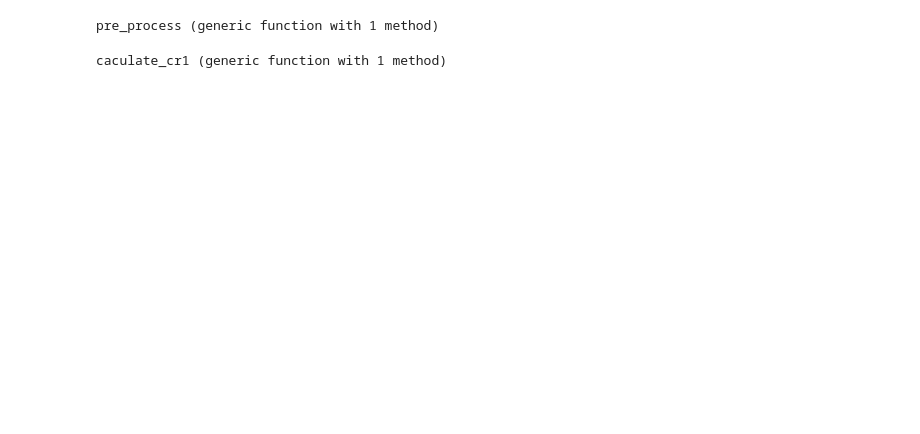
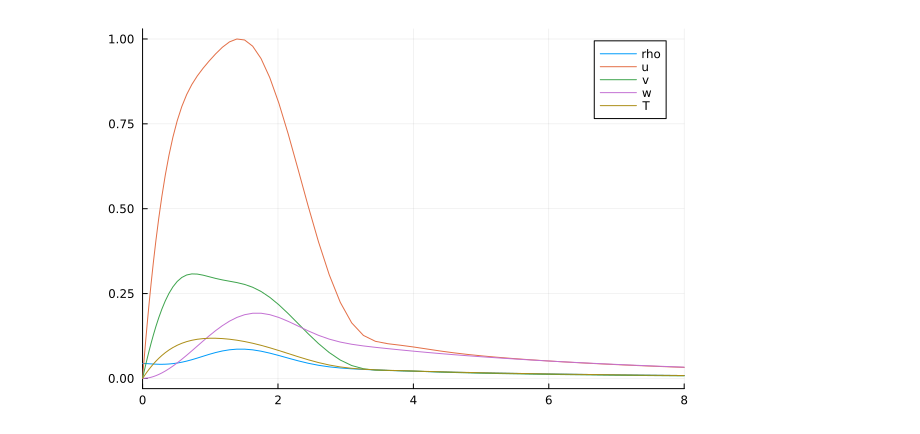
Before and after one commit to HaojieZhang917/compressible_bek, a Jupyter notebook: compress/BEK/roughness/Cr.ipynb, the cells around one changed output. Cells and saved outputs as stored; diff of their text form; code cells hidden in the pictures; blank space fills up the shorter version.

```diff
--- a/compress/BEK/roughness/Cr.ipynb
+++ b/compress/BEK/roughness/Cr.ipynb
@@ -110,5 +89,5 @@ x,w = cheb_quad(N_cheb)
 # %%
-N_cheb = 129
+N_cheb = 199
 Ro = -1
 Tw = 0.8
 Mr = 0.3
@@ -121,11 +100,11 @@ F,G,H,T,rho,z,lam,kappa,D,D2 = BF(N_cheb,Ro,Tw,Mr)
 # %%
 n = 30
 num = 1
-R = 450
-omega = 0.0/R
+R = 600
+omega = 4.0/R
 be = n/R
 Ma = Mr/R
-c = 0.23
+c = 0.23-0.04im
 cof = Spatial_mode_BEK(F,G,H,rho,lam,kappa,T,sigma,gamma,R,Ma,N_cheb,Ro,Co,D,D2)
 L0_raw,L1_raw,L2_raw= assemble_mat(cof,D,D2,be,omega)
 L0,L1,L2 = boudary_condition(L0_raw,L1_raw,L2_raw,N_cheb)
@@ -139,7 +118,7 @@ L0_A = A0_raw[setdiff(1:end , (N_cheb + 1,N_cheb + 2,2N_cheb + 2,2N_cheb + 3,3N_
 L1_A = A1_raw[setdiff(1:end , (N_cheb + 1,N_cheb + 2,2N_cheb + 2,2N_cheb + 3,3N_cheb + 3,3N_cheb + 4,4N_cheb + 4,4N_cheb + 5,5N_cheb + 5)),setdiff(1:end , (N_cheb + 1,N_cheb + 2,2N_cheb + 2,2N_cheb + 3,3N_cheb + 3,3N_cheb + 4,4N_cheb + 4,4N_cheb + 5,5N_cheb + 5))]
 L2_A = A2_raw[setdiff(1:end , (N_cheb + 1,N_cheb + 2,2N_cheb + 2,2N_cheb + 3,3N_cheb + 3,3N_cheb + 4,4N_cheb + 4,4N_cheb + 5,5N_cheb + 5)),setdiff(1:end , (N_cheb + 1,N_cheb + 2,2N_cheb + 2,2N_cheb + 3,3N_cheb + 3,3N_cheb + 4,4N_cheb + 4,4N_cheb + 5,5N_cheb + 5))]
 nep = PEP([L0_A,L1_A,L2_A]);
-eigval_A,eigvec_A = iar(nep,σ = c, neigs = 1 ,maxit = 500,tol = 1e-14)
+eigval_A,eigvec_A = iar(nep,σ = c, neigs = 2 ,maxit = 500,tol = 1e-14)
 vel_full_A,vel_A = eig_full(eigvec_A,N_cheb,1)
 eigvec = eigvec./findmax(abs.(vel[3]))[1]
 eigvec_A = eigvec_A./findmax(abs.(vel_A[2]))[1]
@@ -212,10 +203,11 @@ plot!(z,abs.(vel[5]),label = "T")
 # %%
 plot(z,abs.(vel_A[1]),label = "rho",xlims=[0,8])
 plot!(z,abs.(vel_A[2]),label = "u",xlims=[0,8])
 plot!(z,abs.(vel_A[3]),label = "v")
 plot!(z,abs.(vel_A[4]),label = "w")
 plot!(z,abs.(vel_A[5]),label = "T")
-plot!(1.17 * ones(N_cheb+1),range(0,1,N_cheb+1))
+# %% [output]
+[figure, added]
 # %%
 function pre_process(n,R,Mr,OMEGA,N_cheb,c,F,G,H,T,rho,z,lam,kappa,D,D2)
     omega = OMEGA/R
@@ -233,8 +225,6 @@ function pre_process(n,R,Mr,OMEGA,N_cheb,c,F,G,H,T,rho,z,lam,kappa,D,D2)
     eigval_A,eigvec_A = iar(nep,σ = c, neigs = 1 ,maxit = 500,tol = 1e-14)
     return eigval[1],eigval_A[1]
 end
-# %% [output]
-pre_process (generic function with 1 method)
 # %%
 function caculate_cr1(Tw,Mr,n,OMEGA,R_start,R_step,R_end)
     N_cheb = 199
@@ -248,7 +238,7 @@ function caculate_cr1(Tw,Mr,n,OMEGA,R_start,R_step,R_end)
     w1 = cheb_quad(N_cheb)
     c,c_A = pre_process(n,R_start,Mr,OMEGA,N_cheb,0.8,F,G,H,T,rho,z,lam,kappa,D,D2)
     coff = [0 0 0 0 0 0 0 0 0]
-    c = 0.7
+    c = 0.2-0.04im
         for R = R_start : R_step : R_end
             omega = OMEGA/R
             be = n/R
@@ -262,7 +252,7 @@ function caculate_cr1(Tw,Mr,n,OMEGA,R_start,R_step,R_end)
             L0_A,L1_A,L2_A = boudary_condition(A0_raw,A1_raw,A2_raw,N_cheb)
             nep = PEP([L0,L1,L2]);
             nep1 = PEP([L0_A,L1_A,L2_A]);
-            eigval,eigvec = iar(nep, σ = c, neigs = 1,maxit = 500 , tol=4e-12)
+            eigval,eigvec = iar(nep, σ = c, neigs = 1,maxit = 500 , tol=1e-12)
             vel_full,vel = eig_full(eigvec,N_cheb,1)
             eigval_A,eigvec_A = iar(nep1,σ = c, neigs = 1 ,maxit = 500,tol = 1e-13)
             vel_full_A,vel_A = eig_full(eigvec_A,N_cheb,1)
@@ -289,5 +279,3 @@ function caculate_cr1(Tw,Mr,n,OMEGA,R_start,R_step,R_end)
         end
     return coff
 end
-# %% [output]
-caculate_cr1 (generic function with 1 method)
```
Also changed, not shown: parts of 18 cells of this notebook, 13 other files.
